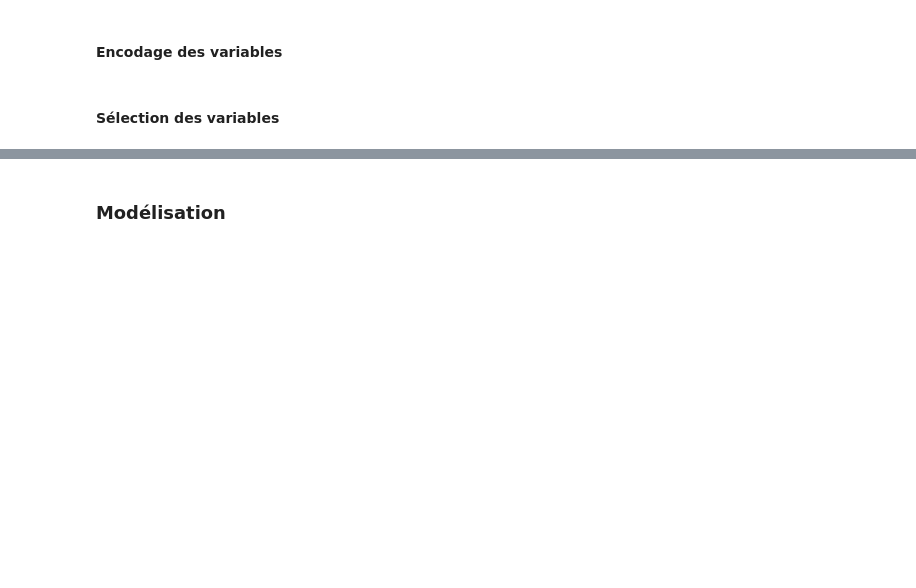
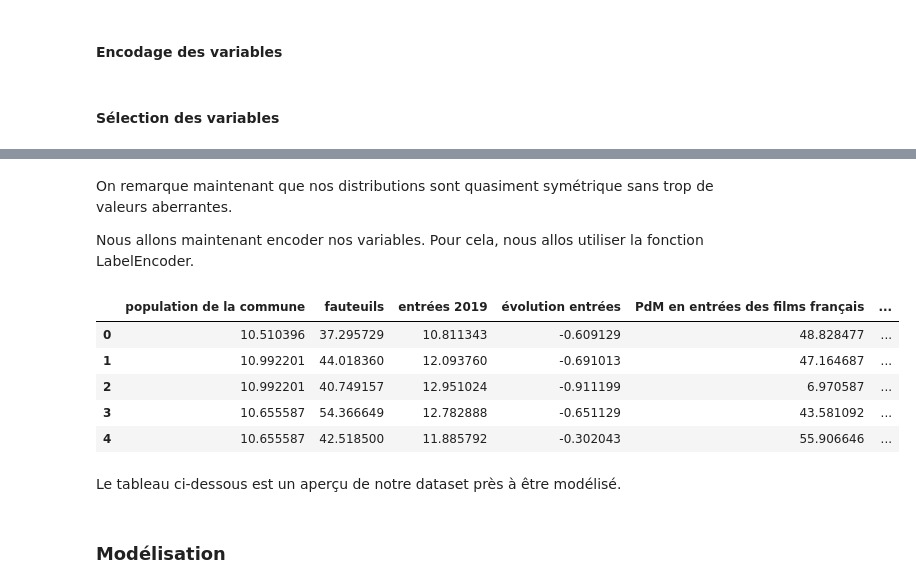
Before and after one commit to PauloMoq/Stats_M1, a Jupyter notebook: code/modelisation.ipynb, the cells around one changed output, grey strips where cells are left out. Saved outputs shown, nothing was run; the diff lists cells and outputs as text; code cells hidden in the pictures; blank space fills up the shorter version.

```diff
--- a/code/modelisation.ipynb
+++ b/code/modelisation.ipynb
@@ -866,3 +1075,24 @@ Les variables choisies sont telles :
+# %% [markdown]
+On remarque maintenant que nos distributions sont quasiment symétrique sans trop de valeurs aberrantes.
+
+Nous allons maintenant encoder nos variables. Pour cela, nous allos utiliser la fonction LabelEncoder.
+# %%
+# Encodage ordinal de toutes les variables qualitatives
+cat_cols = X.select_dtypes(include=['object', 'category']).columns
+le=LabelEncoder()
+for col in cat_cols:
+    X[col] = le.fit_transform(X[col])
+
+X.head()
+# %% [output]
+|  | population de la commune | fauteuils | entrées 2019 | évolution entrées | PdM en entrées des films français | ... |
+| 0 | 10.510396 | 37.295729 | 10.811343 | -0.609129 | 48.828477 | ... |
+| 1 | 10.992201 | 44.018360 | 12.093760 | -0.691013 | 47.164687 | ... |
+| 2 | 10.992201 | 40.749157 | 12.951024 | -0.911199 | 6.970587 | ... |
+| 3 | 10.655587 | 54.366649 | 12.782888 | -0.651129 | 43.581092 | ... |
+| 4 | 10.655587 | 42.518500 | 11.885792 | -0.302043 | 55.906646 | ... |
+# %% [markdown]
+Le tableau ci-dessous est un aperçu de notre dataset près à être modélisé.
 # %% [markdown]
 ### Modélisation
 # %% [markdown]
```
Also changed, not shown: parts of 54 cells of this notebook.
